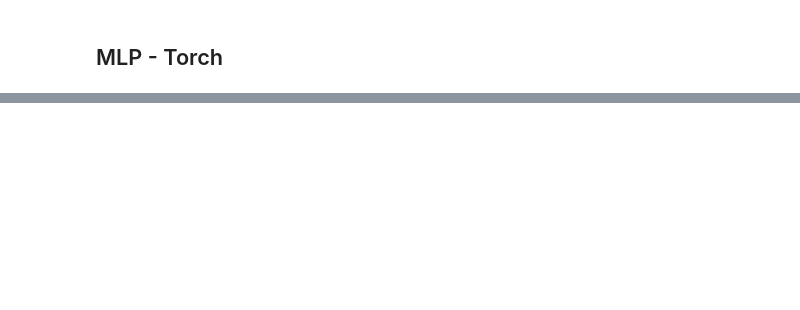
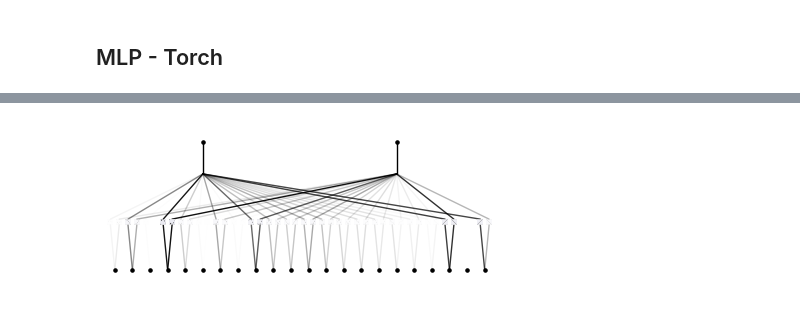
Before and after one commit to Charlesbr101/projeto-redes-neurais, a Jupyter notebook: main.ipynb, the cells around one changed output, grey strips where cells are left out. Cells and saved outputs as stored; diff of their text form; code cells hidden in the pictures; blank space fills up the shorter version.

```diff
--- a/main.ipynb
+++ b/main.ipynb
@@ -1060,0 +956,39 @@ regularization = [0, 0.01]
+# %%
+best_model = None
+best_results = None
+
+model = None
+result = None
+
+def objective(trial):
+  global model
+  global result
+
+  lmbd = [0.01, 0.1, 0]
+  lmbd_ent = [0, 10, 100]
+  grid_size = [1, 3, 5, 10]
+
+  lbd = trial.suggest_categorical('Lambda', lmbd)
+  lbd_ent = trial.suggest_categorical('Lambda_Entropy', lmbd_ent)
+  grid_s = trial.suggest_categorical('Grid', grid_size)
+
+
+  model = KAN(width=[X_t.shape[1], 2], grid=grid_s, k=3)
+  result = model.fit(dataset, lamb=lbd, lamb_entropy=lbd_ent, metrics=(train_acc, test_acc), loss_fn=torch.nn.CrossEntropyLoss(), opt="LBFGS", steps=50)
+  acc, loss = results['test_acc'][-1], results['test_loss'][-1].item()
+
+  #trial.set_user_attr(key="model", value=(model, best_result))
+
+  return loss
+
+def callback(study, trial):
+    global best_model
+    global best_result
+    if study.best_trial == trial:
+        best_model = model
+        best_result = result
+
+study = opt.create_study(direction = 'minimize')
+study.optimize(objective, n_trials=5, callbacks=[callback])
+
+# best_model, results = study.user_attrs['best_model']
@@ -1060,0 +1002,3 @@ regularization = [0, 0.01]
+# %%
+best_model.plot()
+# %% [output]
@@ -1060,0 +1006 @@ regularization = [0, 0.01]
+[figure, added]
```
Also changed, not shown: parts of 37 cells of this notebook.
